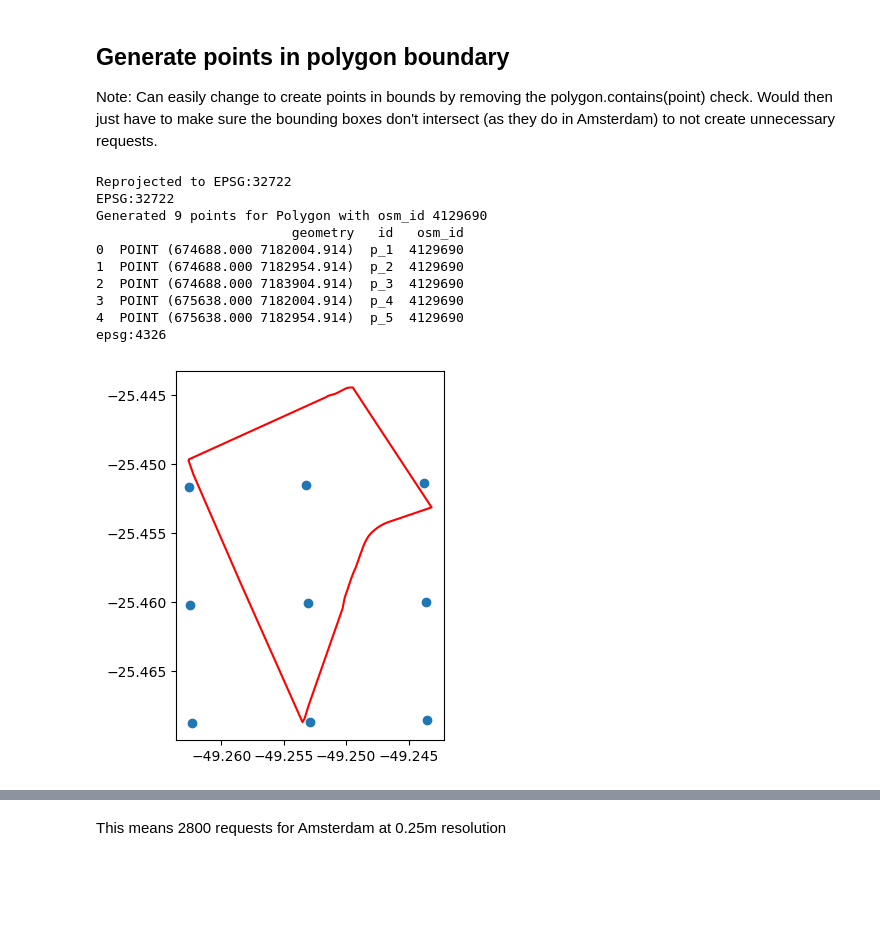
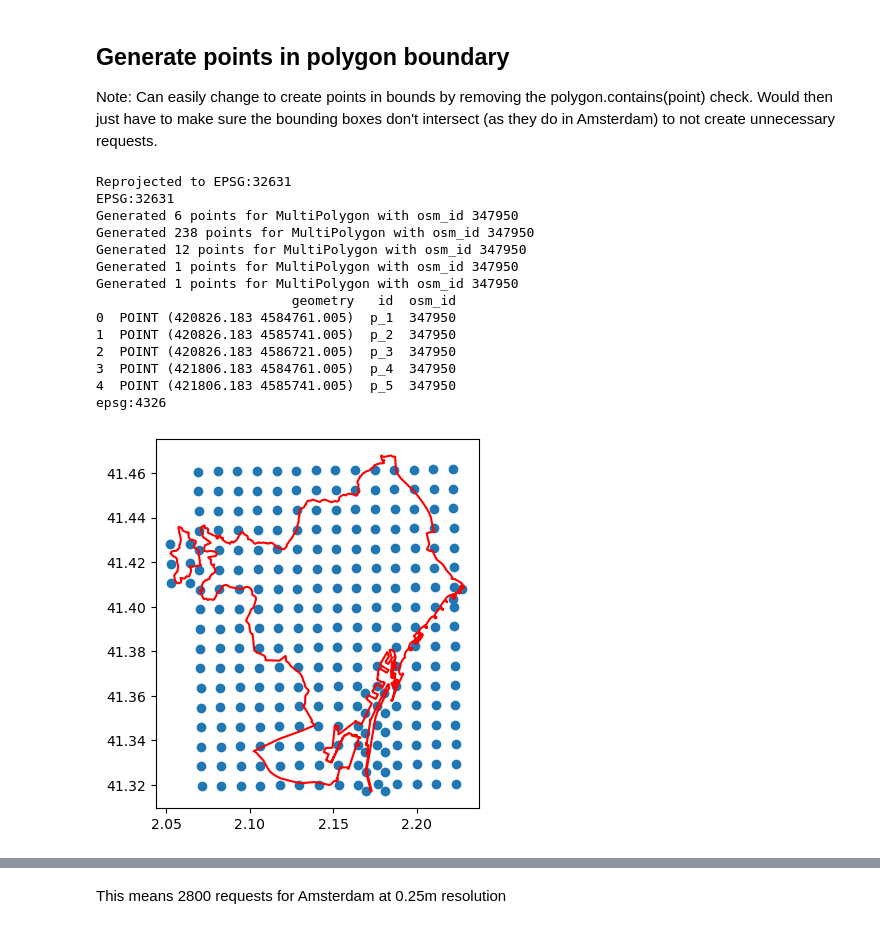
Before and after one commit to lukasbeuster/throwing_shade, a Jupyter notebook: code/240607_Download_SolarAPI.ipynb, the cells around one changed output, grey strips where cells are left out. Cells and saved outputs as stored; diff of their text form; code cells hidden in the pictures; blank space fills up the shorter version.

```diff
--- a/code/240607_Download_SolarAPI.ipynb
+++ b/code/240607_Download_SolarAPI.ipynb
@@ -28,7 +30,7 @@ from pyproj.database import query_utm_crs_info
 # %% [markdown]
 https://osmnx.readthedocs.io/en/stable/user-reference.html#osmnx.geocoder.geocode_to_gdf
 # %%
-place = "Prado Velho, Curitiba"
+place = "Barcelona"
 gdf = ox.geocoder.geocode_to_gdf(place)
 # %%
 gdf.explore()
@@ -83,35 +85,6 @@ It's possible to combine searches with AND condition: https://stackoverflow.com/
 # %% [markdown]
 ## Generate points in polygon boundary
 Note: Can easily change to create points in bounds by removing the polygon.contains(point) check. Would then just have to make sure the bounding boxes don't intersect (as they do in Amsterdam) to not create unnecessary requests.
-# %%
-## OLD, without id's
-def generate_points_within_polygon(polygon, spacing):
-    min_x, min_y, max_x, max_y = polygon.bounds
-    x_coords = np.arange(min_x, max_x, spacing)
-    y_coords = np.arange(min_y, max_y, spacing)
-
-    points = []
-    for x in x_coords:
-        for y in y_coords:
-            point = Point(x, y)
-            if polygon.contains(point):
-                points.append(point)
-    return points
-
-def create_points_geodataframe(gdf, spacing):
-    all_points = []
-
-    for geom in gdf.geometry:
-        if geom.geom_type == 'Polygon':
-            points = generate_points_within_polygon(geom, spacing)
-            all_points.extend(points)
-        elif geom.geom_type == 'MultiPolygon':
-            for poly in geom.geoms:  # Use geom.geoms to iterate over the individual Polygons
-                points = generate_points_within_polygon(poly, spacing)
-                all_points.extend(points)
-
-    points_gdf = gpd.GeoDataFrame(geometry=all_points, crs=28992)
-    return points_gdf
 # %%
 def generate_points_within_polygon(polygon, spacing, contains=True):
     min_x, min_y, max_x, max_y = polygon.bounds
@@ -186,50 +159,54 @@ if gdf.crs is None:
     raise ValueError("Input GeoDataFrame does not have a CRS defined.")
 
 # Define the spacing (150 meters in this case)
-spacing = 950
+spacing = 980
 
 # Reproject the GeoDataFrame to a projected CRS (e.g., UTM) if it is in a geographic CRS
 if gdf.crs.is_geographic:
     # Grabs the overall bounding box so we can calculate which UTM zone we're in to reproject from a geographic to a projected CRS.
     bounds = gdf.bounds
     min_x = bounds['minx'].min()
     max_x = bounds['maxx'].max()
     min_y = bounds['miny'].min()
     max_y = bounds['maxy'].max()
 
     utm_crs = lat_lon_to_utm_epsg(min_x, min_y, max_x, max_y)
     projected_gdf = gdf.to_crs(utm_crs)
     print(f'Reprojected to {utm_crs}')
 else:
     projected_gdf = gdf
     print(f'CRS was already projected')
 
 print(projected_gdf.crs)
 
 # Generate the points GeoDataFrame in the projected CRS
 points_gdf = create_points_geodataframe(projected_gdf, spacing, contains=False)
 print(points_gdf[0:5])
 # points_gdf.plot()
 # Reproject the points back to the original CRS so we can use it for the API query
 if gdf.crs.is_geographic:
     points_gdf = points_gdf.to_crs(gdf.crs)
 
 print(points_gdf.crs)
 points_gdf.plot()
 gdf.boundary.plot(ax=plt.gca(), color='red')
 plt.show()
 # %% [output]
-Reprojected to EPSG:32722
-EPSG:32722
-Generated 9 points for Polygon with osm_id 4129690
-                         geometry   id   osm_id
-0  POINT (674688.000 7182004.914)  p_1  4129690
-1  POINT (674688.000 7182954.914)  p_2  4129690
-2  POINT (674688.000 7183904.914)  p_3  4129690
-3  POINT (675638.000 7182004.914)  p_4  4129690
-4  POINT (675638.000 7182954.914)  p_5  4129690
+Reprojected to EPSG:32631
+EPSG:32631
+Generated 6 points for MultiPolygon with osm_id 347950
+Generated 238 points for MultiPolygon with osm_id 347950
+Generated 12 points for MultiPolygon with osm_id 347950
+Generated 1 points for MultiPolygon with osm_id 347950
+Generated 1 points for MultiPolygon with osm_id 347950
+                         geometry   id  osm_id
+0  POINT (420826.183 4584761.005)  p_1  347950
+1  POINT (420826.183 4585741.005)  p_2  347950
+2  POINT (420826.183 4586721.005)  p_3  347950
+3  POINT (421806.183 4584761.005)  p_4  347950
+4  POINT (421806.183 4585741.005)  p_5  347950
 epsg:4326
-[figure, old version]
+[figure, new version]
 # %%
 # Create a new figure and axis
 fig, ax = plt.subplots()
```
Also changed, not shown: parts of 6 cells of this notebook.
